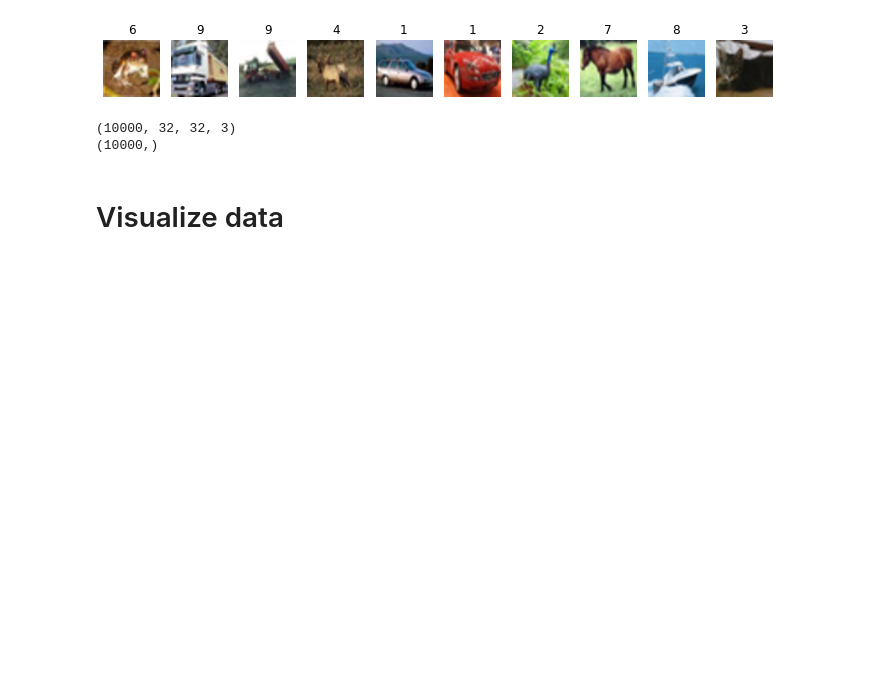
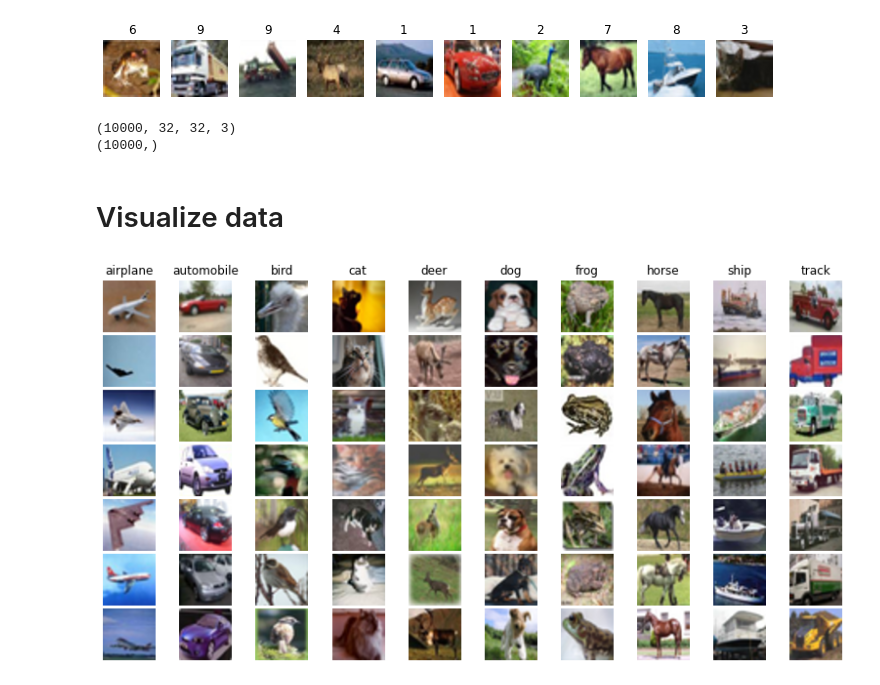
Before and after one commit to Mahrokh-Eb/Machine-Learning-With-Python, a Jupyter notebook: 1_1_1_numpy.ipynb, the cells around one changed output. Cells and saved outputs as stored; diff of their text form; code cells hidden in the pictures; blank space fills up the shorter version.

```diff
--- a/1_1_1_numpy.ipynb
+++ b/1_1_1_numpy.ipynb
@@ -314,3 +304,21 @@ print(y_test.shape)
 # Visualize data
 # %%
  class_names = ['airplane', 'automobile', 'bird', 'cat', 'deer', 'dog', 'frog', 'horse', 'ship', 'track']
+# %%
+
+plt.figure(figsize=(12, 6))
+plt.subplots_adjust(0, 0, 0.9, 0.9, wspace=0.05, hspace=0.05)
+samples_per_class = 7
+num_classes = len(class_names)
+for c, class_name in enumerate(class_names):
+    idxes = np.flatnonzero(y_train == c)
+    samples_idxes = np.random.choice(idxes, samples_per_class, replace=False)
+    for i, idx in enumerate(samples_idxes):
+        plt_idx = i * num_classes + c + 1
+        plt.subplot(samples_per_class, num_classes, plt_idx)
+        plt.imshow(X_train[idx].astype(np.uint8), interpolation='spline16')
+        plt.axis('off')
+        if i == 0:
+            plt.title(class_names[c])
+# %% [output]
+[figure, added]
```
Also changed, not shown: parts of 8 cells of this notebook.
